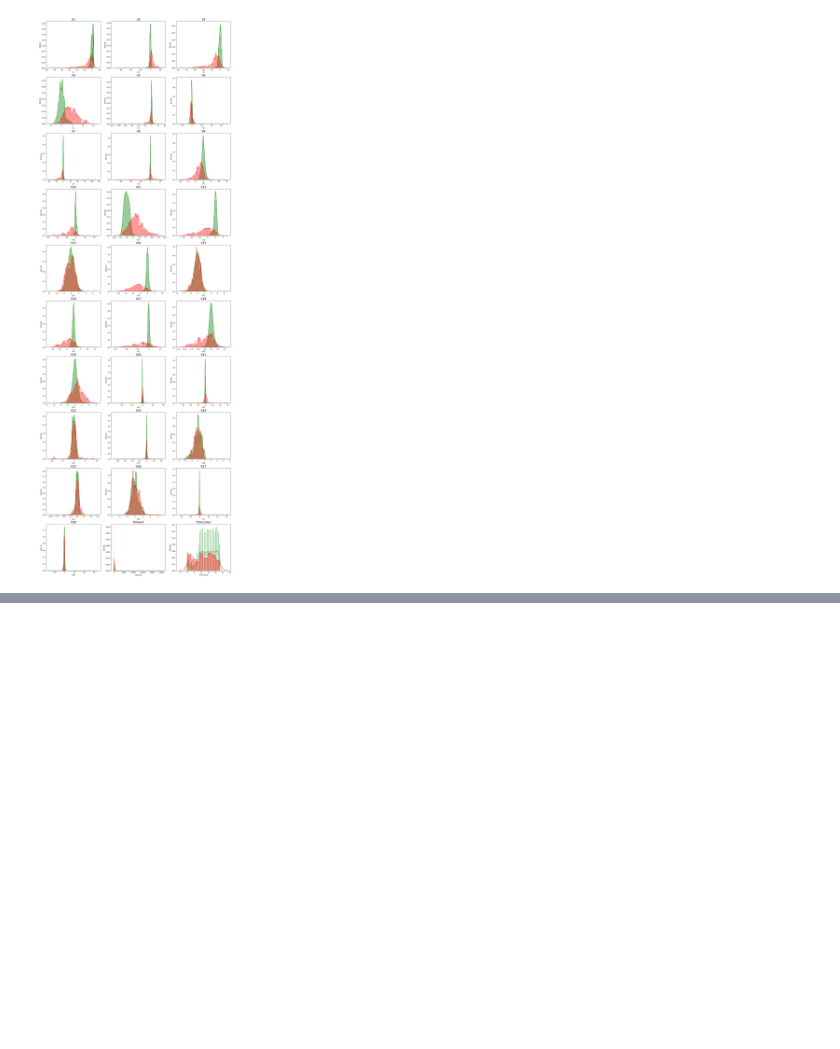
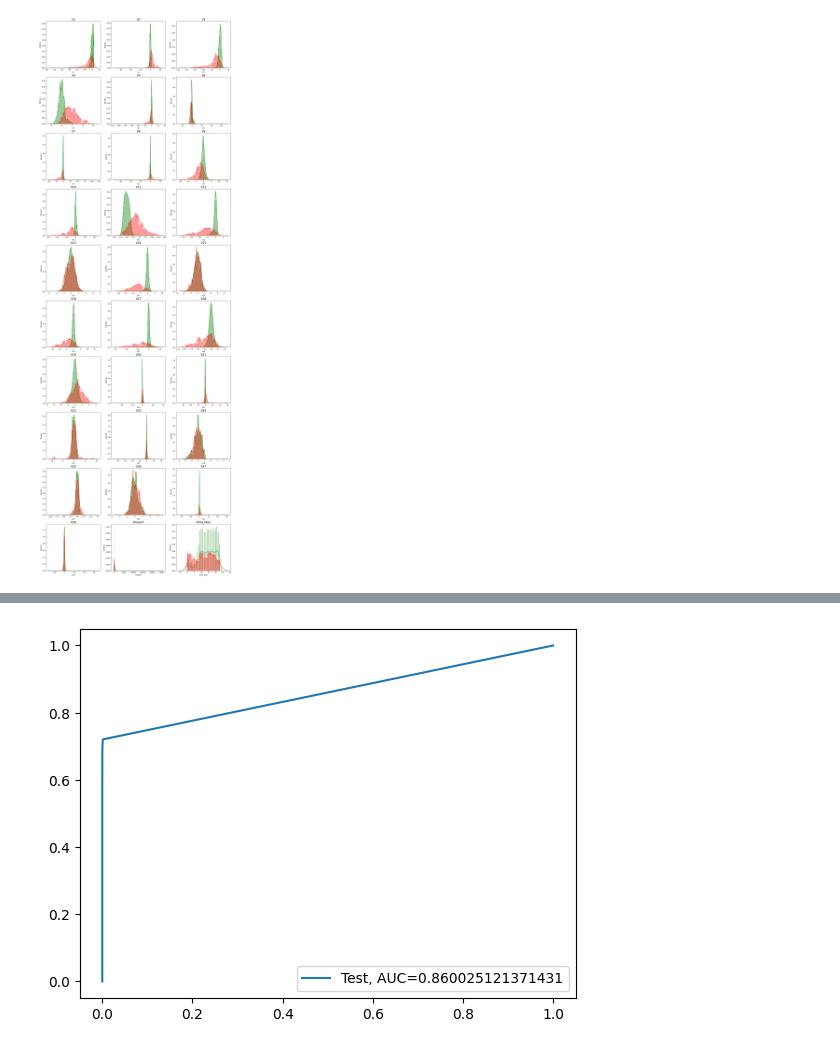
Before and after one commit to Aaratiii/CODSOFT-Credit_Card_Fraud_Detection, a Jupyter notebook: CreditCardFraudDetection.ipynb, the cells around one changed output, grey strips where cells are left out. Cells and saved outputs as stored; diff of their text form; code cells hidden in the pictures; blank space fills up the shorter version.

```diff
--- a/CreditCardFraudDetection.ipynb
+++ b/CreditCardFraudDetection.ipynb
@@ -530,6 +532,12 @@ def buildAndRunLogisticModels(df_Results, Methodology, X_train, y_train, X_test,
 
     return y_pred_l1, y_pred_l2  # Returning the predicted values
 # %%
+import pandas as pd
+import numpy as np
+from sklearn.neighbors import KNeighborsClassifier
+from sklearn import metrics
+from sklearn.metrics import classification_report, roc_auc_score, roc_curve
+import matplotlib.pyplot as plt
 
 # Define a function to build, train, and evaluate a KNN model
 def buildAndRunKNNModels(df_Results, Methodology, X_train, y_train, X_test, y_test):
@@ -591,7 +599,7 @@ def buildAndRunKNNModels(df_Results, Methodology, X_train, y_train, X_test, y_te
         'Model': ['KNN'],
         'Accuracy': [score],
         'ROC Value': [knn_roc_value]
-    }))
+    }), ignore_index=True)
 
     # Return the updated results DataFrame
     return df_Results
@@ -788,0 +839,91 @@ TRAIN: [     1      2      3 ... 284803 284804 284805] TEST: [     0      5
+# %%
+import pandas as pd
+import numpy as np
+from sklearn.neighbors import KNeighborsClassifier
+from sklearn import metrics
+from sklearn.metrics import classification_report, roc_auc_score, roc_curve
+import matplotlib.pyplot as plt
+
+# Define a function to build, train, and evaluate a KNN model
+def buildAndRunKNNModels(df_Results, Methodology, X_train, y_train, X_test, y_test):
+    """
+    This function builds a KNN model, trains it on the training dataset,
+    evaluates it on the test dataset, and calculates performance metrics.
+    """
+
+    # Ensure df_Results is a DataFrame (checking if it's not a tuple or anything else)
+    if not isinstance(df_Results, pd.DataFrame):
+        raise ValueError("df_Results should be a pandas DataFrame!")
+
+    # Create a KNN model with 5 neighbors and 16 parallel jobs for faster computation
+    knn = KNeighborsClassifier(n_neighbors=5, n_jobs=16)
+
+    # Train the KNN model using the training dataset
+    knn.fit(X_train, y_train)
+
+    # Compute the model score (accuracy) on the test dataset
+    score = knn.score(X_test, y_test)
+    print("Model Score:")
+    print(score)
+
+    # Predict labels for the test dataset
+    y_pred = knn.predict(X_test)
+
+    # Calculate accuracy of the model
+    KNN_Accuracy = metrics.accuracy_score(y_test, y_pred)
+
+    # Print confusion matrix and classification report
+    print("Confusion Matrix:")
+    print(metrics.confusion_matrix(y_test, y_pred))  # Displays the confusion matrix
+
+    print("Classification Report:")
+    print(classification_report(y_test, y_pred))  # Displays precision, recall, f1-score, etc.
+
+    # Get probability estimates for positive class (1)
+    knn_probs = knn.predict_proba(X_test)[:, 1]
+
+    # Calculate ROC AUC score
+    knn_roc_value = roc_auc_score(y_test, knn_probs)
+    print("KNN ROC Value: {:.4f}".format(knn_roc_value))
+
+    # Compute False Positive Rate (FPR), True Positive Rate (TPR), and thresholds
+    fpr, tpr, thresholds = roc_curve(y_test, knn_probs)
+
+    # Determine the optimal threshold (where TPR - FPR is maximized)
+    threshold = thresholds[np.argmax(tpr - fpr)]
+    print("KNN Threshold: {:.4f}".format(threshold))
+
+    # Compute AUC (Area Under the Curve) for ROC
+    roc_auc = metrics.auc(fpr, tpr)
+    print("ROC for the test dataset: {:.1%}".format(roc_auc))
+
+    # Plot ROC curve
+    plt.plot(fpr, tpr, label="Test, AUC=" + str(roc_auc))
+    plt.legend(loc=4)
+    plt.show()
+
+    # Append model results to a DataFrame using pd.concat
+    new_data = pd.DataFrame({
+        'Methodology': [Methodology],
+        'Model': ['KNN'],
+        'Accuracy': [score],
+        'ROC Value': [knn_roc_value]
+    })
+
+    # Concatenate the old df_Results with the new data
+    df_Results = pd.concat([df_Results, new_data], ignore_index=True)
+
+    # Return the updated results DataFrame
+    return df_Results
+
+# Ensure df_Results is a DataFrame before calling models
+if not isinstance(df_Results, pd.DataFrame):
+    df_Results = pd.DataFrame(columns=["Methodology", "Model", "Accuracy", "ROC Value"])
+
+# Run KNN Model
+print("KNN Model")
+start_time = time.time()
+df_Results = buildAndRunKNNModels(df_Results, "RepeatedKFold Cross Validation", X_train_cv, y_train_cv, X_test_cv, y_test_cv)
+print("Time Taken by Model: --- %s seconds ---" % (time.time() - start_time))
+print('-'*60)
+# %% [output]
@@ -788,0 +949 @@ TRAIN: [     1      2      3 ... 284803 284804 284805] TEST: [     0      5
+[figure, added]
```
Also changed, not shown: parts of 6 cells of this notebook.
